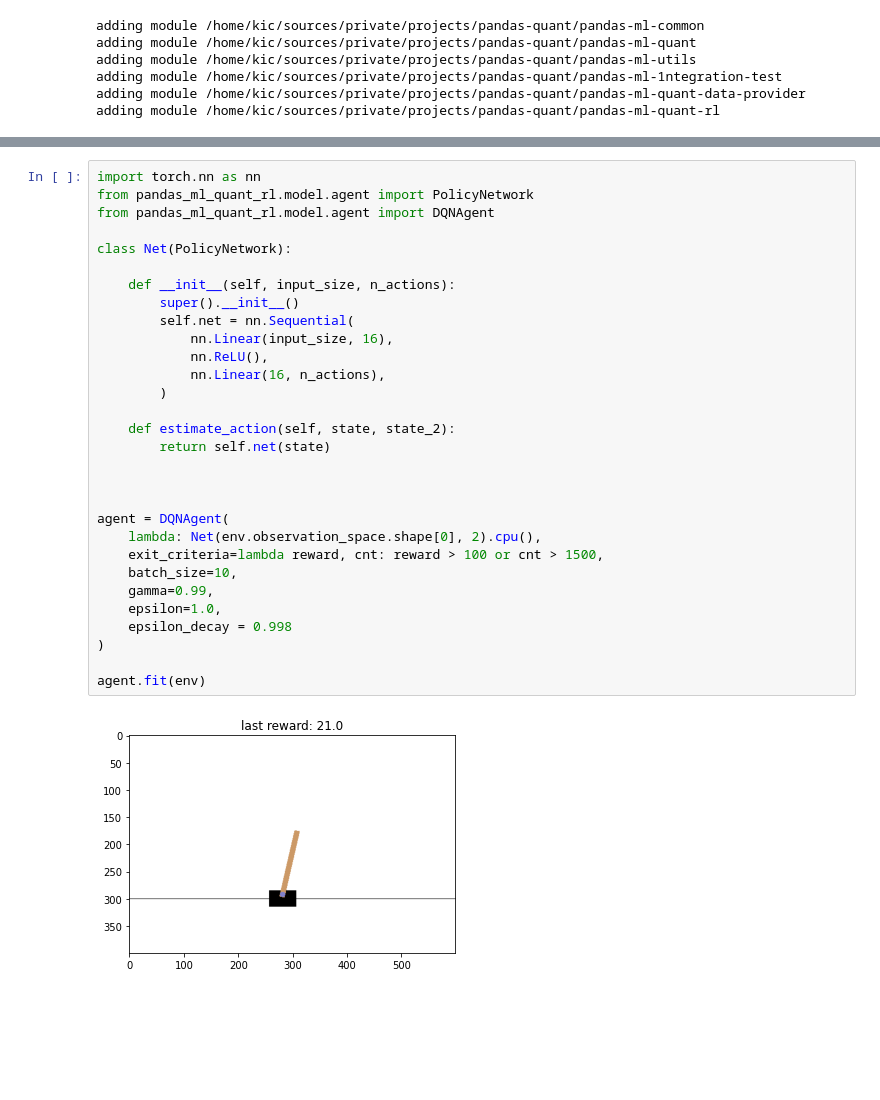
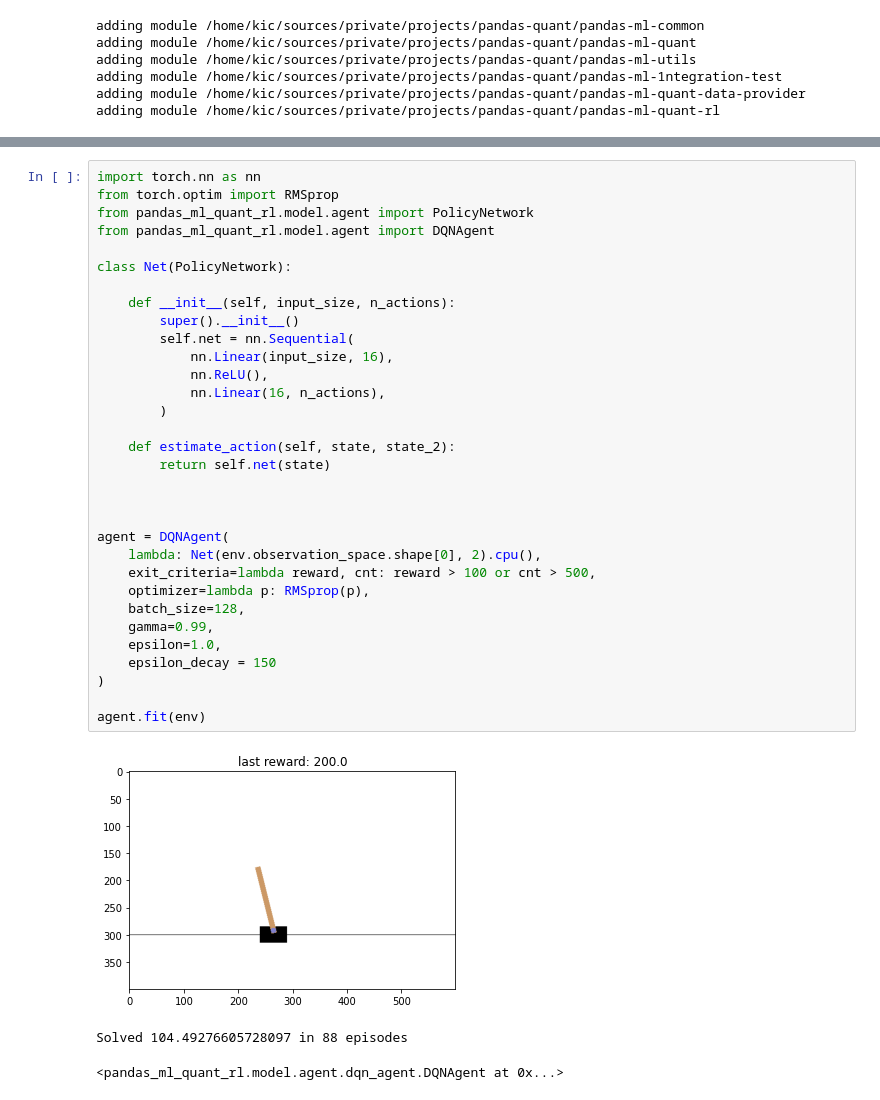
Before and after one commit to KIC/pandas-ml-quant, a Jupyter notebook: pandas-ml-quant-rl/notebooks/CartPole.ipynb, the cells around one changed output, grey strips where cells are left out. Cells and saved outputs as stored; diff of their text form; blank space fills up the shorter version.

```diff
--- a/pandas-ml-quant-rl/notebooks/CartPole.ipynb
+++ b/pandas-ml-quant-rl/notebooks/CartPole.ipynb
@@ -73,35 +73,39 @@ IFrame('http://localhost:6006/', width='100%', height='800px')
 [interactive output not drawn]
 # %%
 import torch.nn as nn
+from torch.optim import RMSprop
 from pandas_ml_quant_rl.model.agent import PolicyNetwork
 from pandas_ml_quant_rl.model.agent import DQNAgent
 
 class Net(PolicyNetwork):
 
     def __init__(self, input_size, n_actions):
         super().__init__()
         self.net = nn.Sequential(
             nn.Linear(input_size, 16),
             nn.ReLU(),
             nn.Linear(16, n_actions),
         )
 
     def estimate_action(self, state, state_2):
         return self.net(state)
 
 
 
 agent = DQNAgent(
     lambda: Net(env.observation_space.shape[0], 2).cpu(),
-    exit_criteria=lambda reward, cnt: reward > 100 or cnt > 1500,
-    batch_size=10,
+    exit_criteria=lambda reward, cnt: reward > 100 or cnt > 500,
+    optimizer=lambda p: RMSprop(p),
+    batch_size=128,
     gamma=0.99,
     epsilon=1.0,
-    epsilon_decay = 0.998
+    epsilon_decay = 150
 )
 
 agent.fit(env)
 # %% [output]
-[figure, old version]
+[figure, new version]
+Solved 104.49276605728097 in 88 episodes
+<pandas_ml_quant_rl.model.agent.dqn_agent.DQNAgent at 0x...>
 # %%
 IFrame('http://localhost:6006/', width='100%', height='800px')
```
Also changed, not shown: parts of 5 cells of this notebook, 10 other files.
